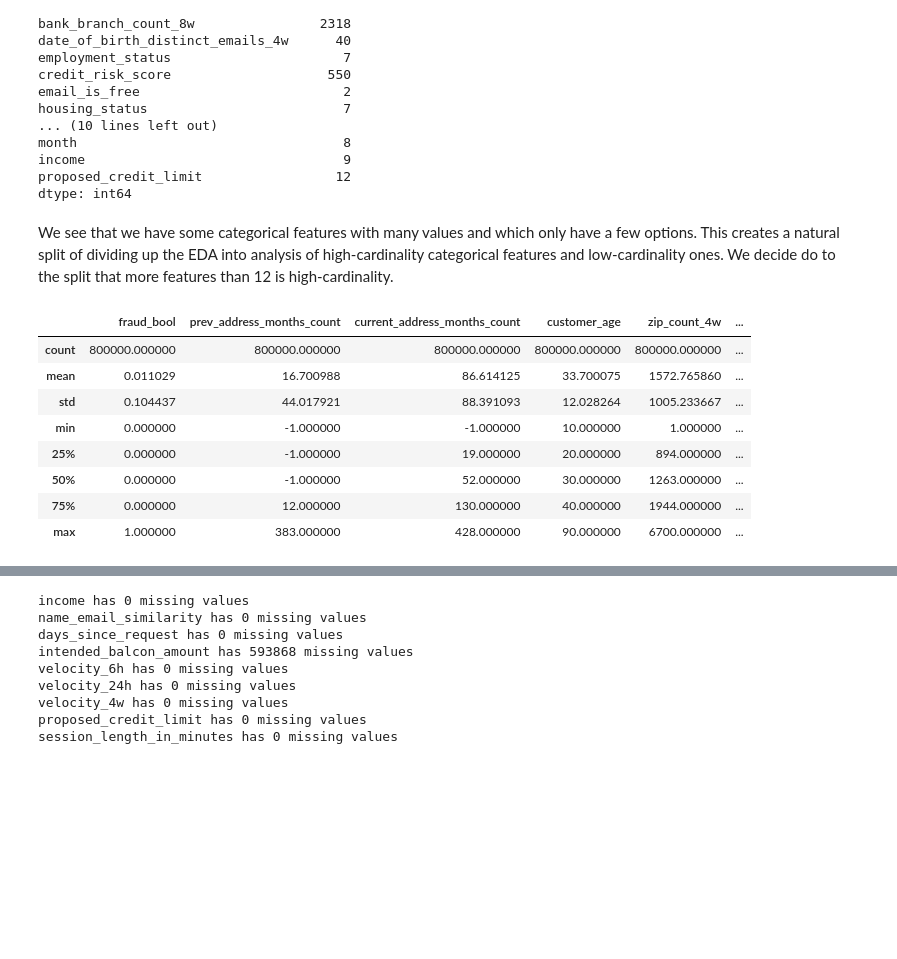
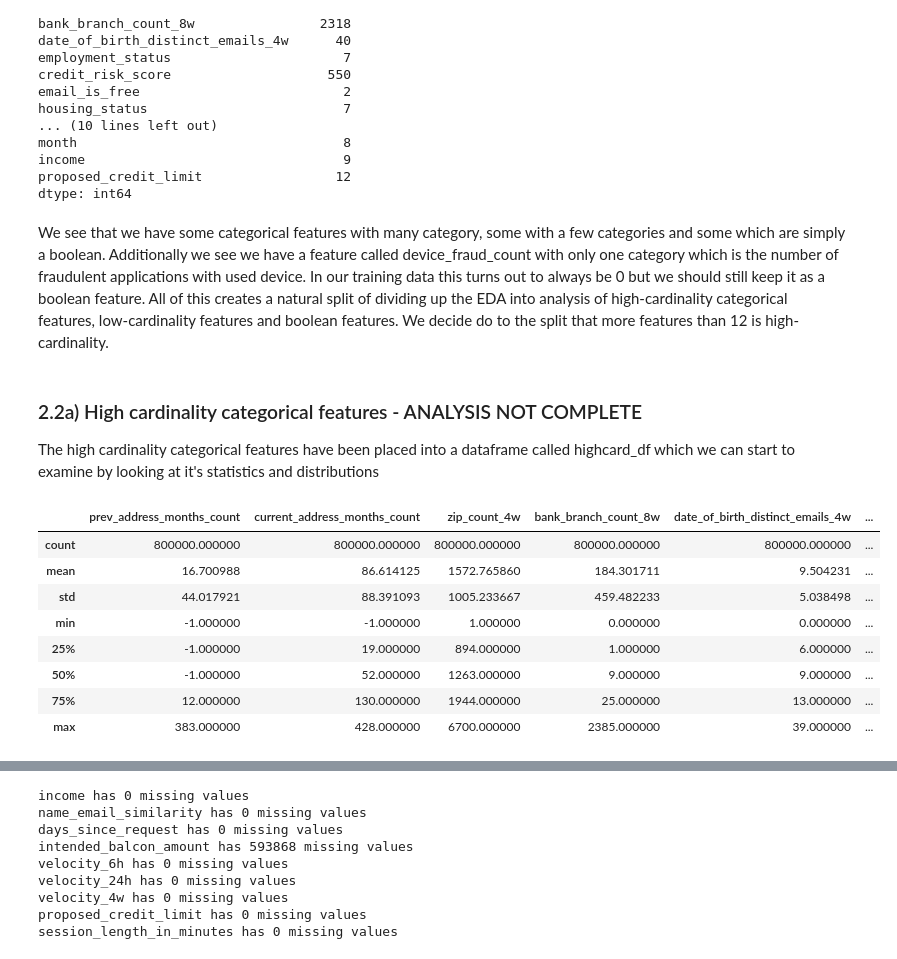
Before and after one commit to AlbinFranzen/Bank-Fraud-Detection, a Jupyter notebook: EDA.ipynb, the cells around one changed output, grey strips where cells are left out. Saved outputs shown, nothing was run; the diff lists cells and outputs as text; code cells hidden in the pictures; blank space fills up the shorter version.

```diff
--- a/EDA.ipynb
+++ b/EDA.ipynb
@@ -112,6 +112,8 @@ num_df = train_df.select_dtypes(include=['float64']).drop(columns=['income', 'pr
 # Create categorical dataframe
 cat_df = train_df.select_dtypes(include=['int64', 'object']).copy()
 cat_df[['income', 'proposed_credit_limit']] = train_df[['income', 'proposed_credit_limit']]
+cat_df['income'] = cat_df['income'].round(1)
+cat_df['proposed_credit_limit'] = cat_df['proposed_credit_limit'].round(0).astype('int64')
 # %% [markdown]
 ## 2. Exploring the features individually
 
@@ -286,17 +288,26 @@ income                                 9
 proposed_credit_limit                 12
 dtype: int64
 # %% [markdown]
-We see that we have some categorical features with many values and which only have a few options. This creates a natural split of dividing up the EDA into analysis of high-cardinality categorical features and low-cardinality ones. We decide do to the split that more features than 12 is high-cardinality.
+We see that we have some categorical features with many category, some with a few categories and some which are simply a boolean. Additionally we see we have a feature called device_fraud_count with only one category which is the number of fraudulent applications with used device. In our training data this turns out to always be 0 but we should still keep it as a boolean feature. All of this creates a natural split of dividing up the EDA into analysis of high-cardinality categorical features, low-cardinality features and boolean features. We decide do to the split that more features than 12 is high-cardinality.
+# %%
+# Create the high and low cardinality categorical dataframes
+highcard_df = cat_df[[col for col in cat_df.columns if cat_df[col].nunique() > 12]]
+lowcard_df = cat_df[[col for col in cat_df.columns if (cat_df[col].nunique() <= 12) & (cat_df[col].nunique() > 2)]]
+bool_df = cat_df[[col for col in cat_df.columns if cat_df[col].nunique() <= 2]]
+# %% [markdown]
+### 2.2a) High cardinality categorical features - ANALYSIS NOT COMPLETE
+
+The high cardinality categorical features have been placed into a dataframe called highcard_df which we can start to examine by looking at it's statistics and distributions
 # %%
-cat_df.describe()
+highcard_df.describe()
 # %% [output]
-|  | fraud_bool | prev_address_months_count | current_address_months_count | customer_age | zip_count_4w | ... |
+|  | prev_address_months_count | current_address_months_count | zip_count_4w | bank_branch_count_8w | date_of_birth_distinct_emails_4w | ... |
 | count | 800000.000000 | 800000.000000 | 800000.000000 | 800000.000000 | 800000.000000 | ... |
-| mean | 0.011029 | 16.700988 | 86.614125 | 33.700075 | 1572.765860 | ... |
-| std | 0.104437 | 44.017921 | 88.391093 | 12.028264 | 1005.233667 | ... |
-| min | 0.000000 | -1.000000 | -1.000000 | 10.000000 | 1.000000 | ... |
-| 25% | 0.000000 | -1.000000 | 19.000000 | 20.000000 | 894.000000 | ... |
-| 50% | 0.000000 | -1.000000 | 52.000000 | 30.000000 | 1263.000000 | ... |
-| 75% | 0.000000 | 12.000000 | 130.000000 | 40.000000 | 1944.000000 | ... |
-| max | 1.000000 | 383.000000 | 428.000000 | 90.000000 | 6700.000000 | ... |
+| mean | 16.700988 | 86.614125 | 1572.765860 | 184.301711 | 9.504231 | ... |
+| std | 44.017921 | 88.391093 | 1005.233667 | 459.482233 | 5.038498 | ... |
+| min | -1.000000 | -1.000000 | 1.000000 | 0.000000 | 0.000000 | ... |
+| 25% | -1.000000 | 19.000000 | 894.000000 | 1.000000 | 6.000000 | ... |
+| 50% | -1.000000 | 52.000000 | 1263.000000 | 9.000000 | 9.000000 | ... |
+| 75% | 12.000000 | 130.000000 | 1944.000000 | 25.000000 | 13.000000 | ... |
+| max | 383.000000 | 428.000000 | 6700.000000 | 2385.000000 | 39.000000 | ... |
 # %%
```
Also changed, not shown: parts of 18 cells of this notebook.
